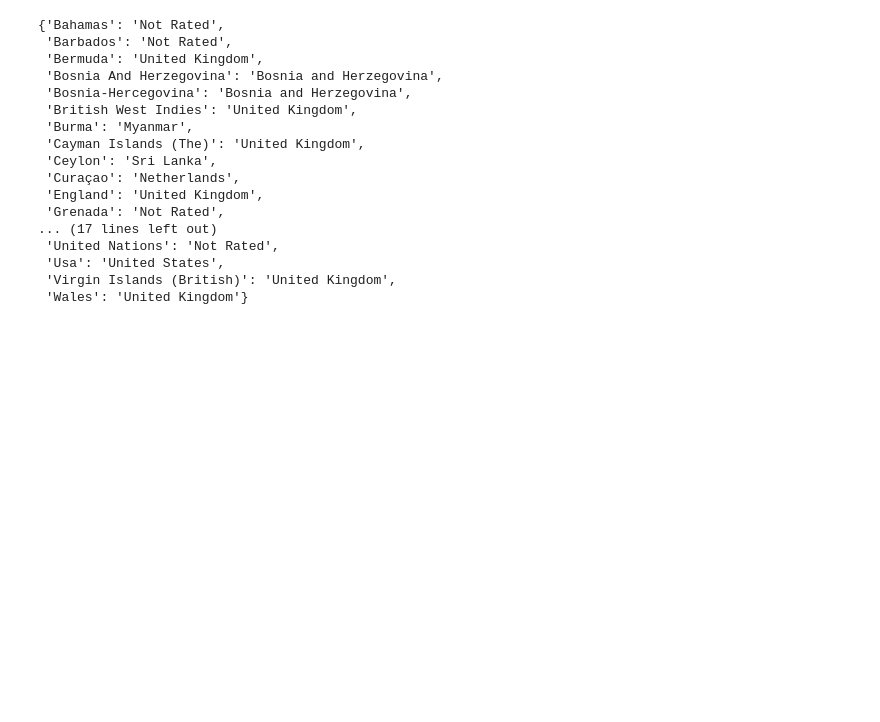
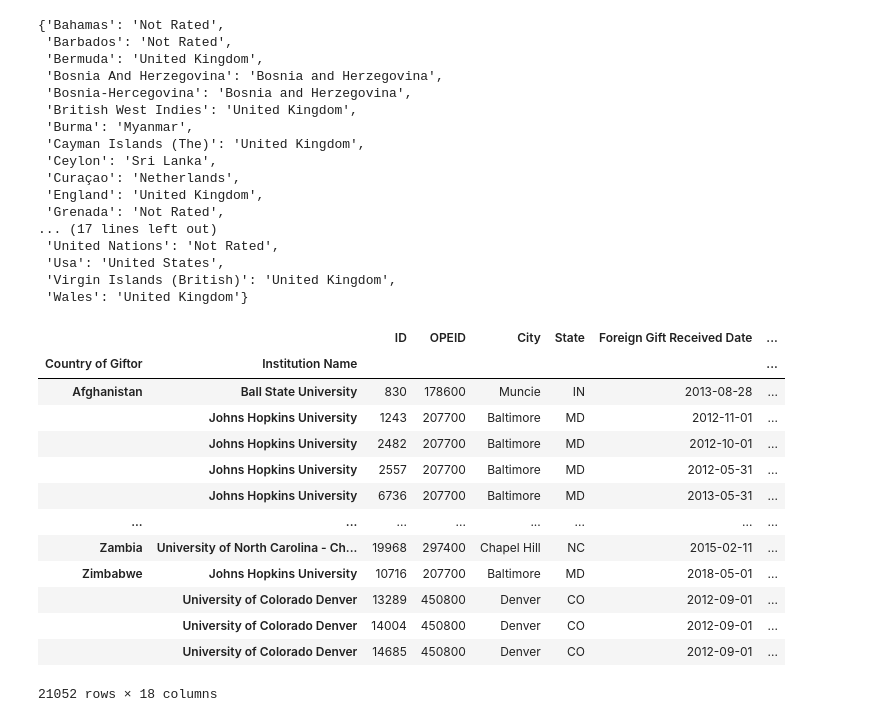
Before and after one commit to thewchan/US-HigherEd_Foreign_Donations, a Jupyter notebook: foreign_donations.ipynb, the cells around one changed output. Drawn from its saved outputs; the diff is of its cells as text; code cells hidden in the pictures; blank space fills up the shorter version.

Commit message:
Merged datasets; segmented authoritarian countries, began authoritarian nation donations analyses

```diff
--- a/foreign_donations.ipynb
+++ b/foreign_donations.ipynb
@@ -158,7 +170,7 @@ labels = [                                    # List of column headings for demo
     'Political participation',
     'Political culture',
     'Civil liberties',
-    'Regine type',
+    'Regime type',
     'Region',
     '','','','','']                          # Empty labels needed because of the shape of the data file
 democracy_df = pd.read_excel(
@@ -335,3 +347,48 @@ countries_dict
  'Usa': 'United States',
  'Virgin Islands (British)': 'United Kingdom',
  'Wales': 'United Kingdom'}
+# %%
+# Add column to foreign donation dataset for merging with Democracy Index dataset
+
+donations_df.loc[:, 'Country to merge on'] = (     # Adding column
+    donations_df.loc[:, 'Country of Giftor']       # Copy 'Country of Giftor' column
+    .str
+    .title())                                      # But transfor to title case
+
+donations_df.replace(
+    to_replace={'Country to merge on': countries_dict},   # Replace country name with countries_dict dictionary
+    inplace=True)
+
+merged_df = pd.merge(
+    donations_df,
+    democracy_df,
+    how='left',
+    left_on='Country to merge on',
+    right_index=True)
+
+merged_df.loc[:, 'Country of Giftor'] = (                # Transforming 'Country of Giftor' column to title case
+    merged_df.loc[:, 'Country of Giftor']
+    .str
+    .title())
+
+merged_df = (                                            # Setting up multi-index
+    merged_df
+    .set_index(['Country of Giftor', 'Institution Name'])
+    .sort_index())
+
+merged_df
+# %% [output]
+|  |  | ID | OPEID | City | State | Foreign Gift Received Date | ... |
+| Country of Giftor | Institution Name |  |  |  |  |  | ... |
+| Afghanistan | Ball State University | 830 | 178600 | Muncie | IN | 2013-08-28 | ... |
+|  | Johns Hopkins University | 1243 | 207700 | Baltimore | MD | 2012-11-01 | ... |
+|  | Johns Hopkins University | 2482 | 207700 | Baltimore | MD | 2012-10-01 | ... |
+|  | Johns Hopkins University | 2557 | 207700 | Baltimore | MD | 2012-05-31 | ... |
+|  | Johns Hopkins University | 6736 | 207700 | Baltimore | MD | 2013-05-31 | ... |
+| ... | ... | ... | ... | ... | ... | ... | ... |
+| Zambia | University of North Carolina - Ch... | 19968 | 297400 | Chapel Hill | NC | 2015-02-11 | ... |
+| Zimbabwe | Johns Hopkins University | 10716 | 207700 | Baltimore | MD | 2018-05-01 | ... |
+|  | University of Colorado Denver | 13289 | 450800 | Denver | CO | 2012-09-01 | ... |
+|  | University of Colorado Denver | 14004 | 450800 | Denver | CO | 2012-09-01 | ... |
+|  | University of Colorado Denver | 14685 | 450800 | Denver | CO | 2012-09-01 | ... |
+21052 rows × 18 columns
```
Also changed, not shown: parts of 21 cells of this notebook, 1 other file.
